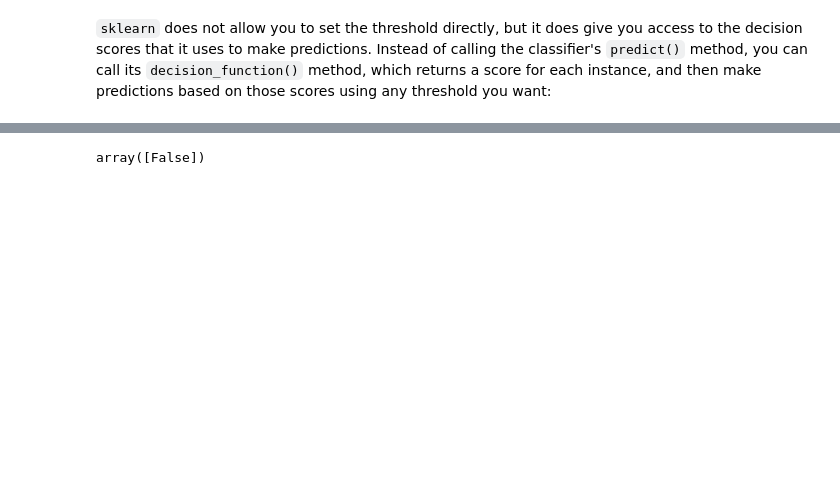
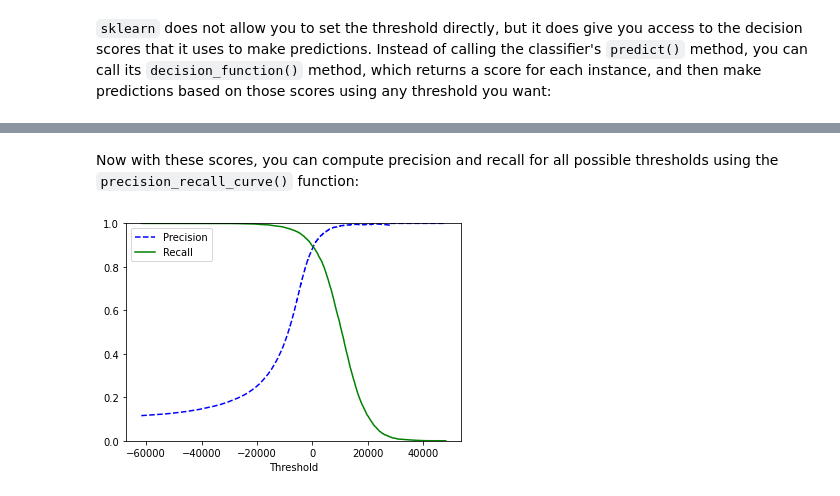
Before and after one commit to sminerport/notebooks, a Jupyter notebook: Hands-On-Machine-Learning/chapter-3-classification.ipynb, the cells around one changed output, grey strips where cells are left out. Saved outputs shown, nothing was run; the diff lists cells and outputs as text; code cells hidden in the pictures; blank space fills up the shorter version.

```diff
--- a/Hands-On-Machine-Learning/chapter-3-classification.ipynb
+++ b/Hands-On-Machine-Learning/chapter-3-classification.ipynb
@@ -179,7 +192,7 @@ A good place to start is with a *Stochastic Gradient Descent (SGD)* using Scikit
 from sklearn.linear_model import SGDClassifier
 
 sgd_clf = SGDClassifier(random_state=42)
-sgd_clf.fit(X_train, y_train_9)
+sgd_clf.fit(X_train, y_train_7)
 # %% [output]
 SGDClassifier(random_state=42)
 # %% [markdown]
@@ -359,3 +378,5 @@ y_some_digit_pred = (y_scores > threshold)
+# %%
+y_scores = cross_val_predict(sgd_clf, X_train, y_train_7, cv=3, method="decision_function")
 # %%
 y_scores
 # %% [output]
@@ -363,4 +385,18 @@ array([-357.32704262])
-# %%
-y_some_digit_pred
-# %% [output]
-array([False])
+# %% [markdown]
+Now with these scores, you can compute precision and recall for all possible thresholds using the `precision_recall_curve()` function:
+# %%
+from sklearn.metrics import precision_recall_curve
+
+precisions, recalls, thresholds = precision_recall_curve(y_train_7, y_scores)
+# %%
+def plot_precision_recall_vs_threshold(precisions, recalls, thresholds):
+  plt.plot(thresholds, precisions[:-1], "b--", label="Precision")
+  plt.plot(thresholds, recalls[:-1], "g-", label="Recall")
+  plt.xlabel("Threshold")
+  plt.legend(loc="upper left")
+  plt.ylim([0, 1])
+# %%
+plot_precision_recall_vs_threshold(precisions, recalls, thresholds)
+plt.show()
+# %% [output]
+[figure, added]
```
Also changed, not shown: parts of 48 cells of this notebook.
